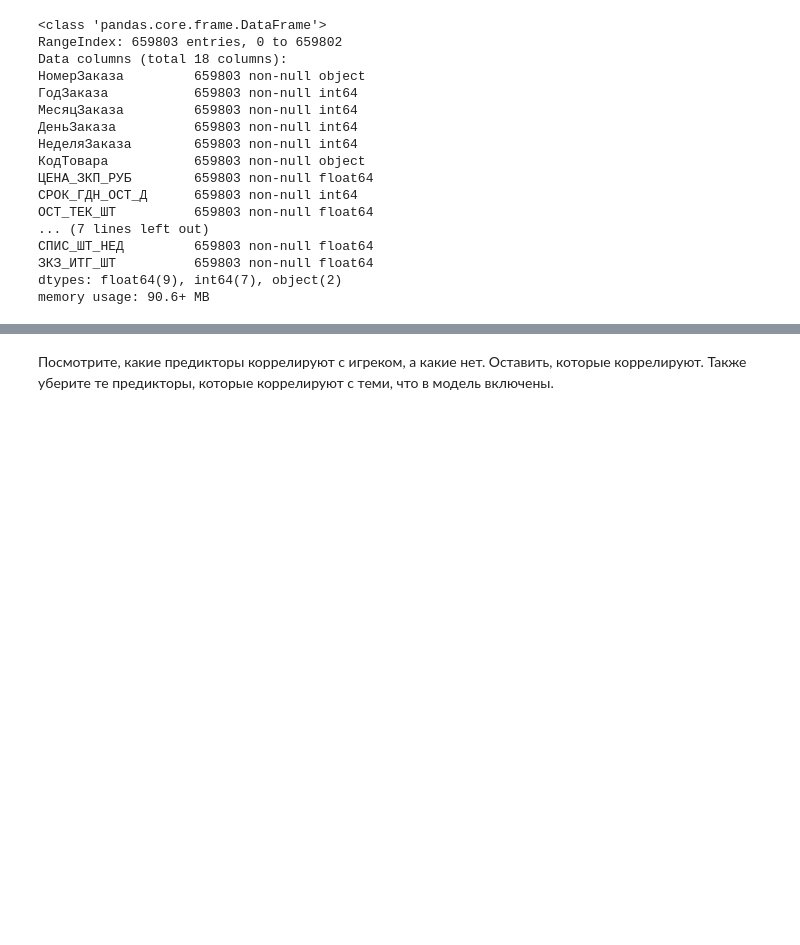
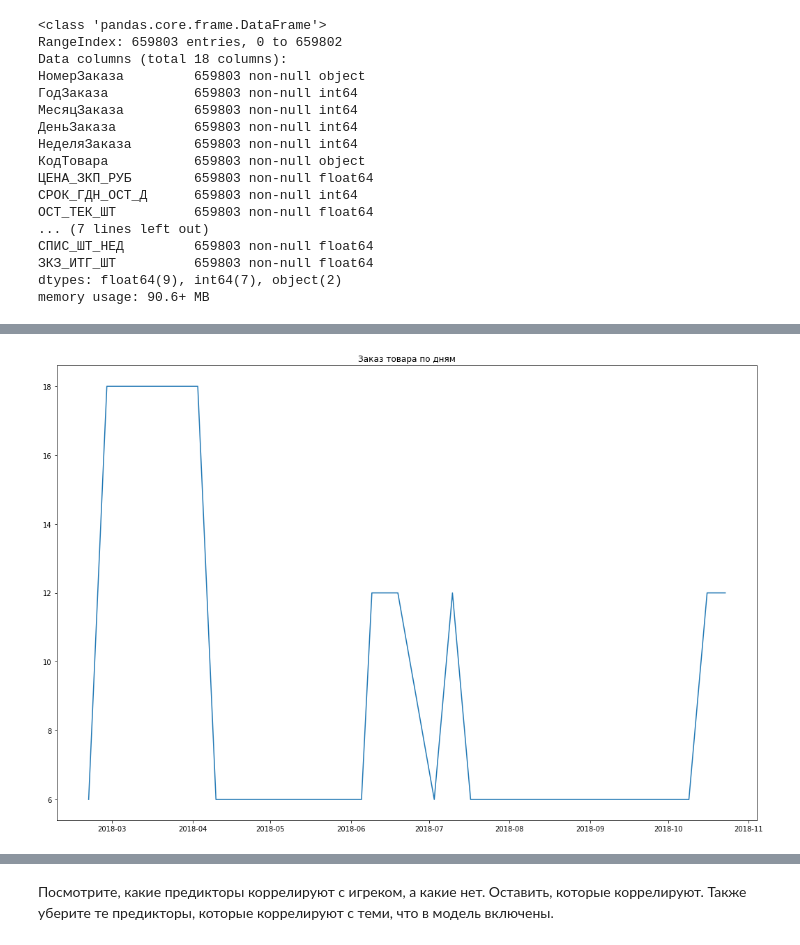
Before and after one commit to gulchitai/terver, a Jupyter notebook: Lesson8/course_project.ipynb, the cells around one changed output, grey strips where cells are left out. Saved outputs shown, nothing was run; the diff lists cells and outputs as text; code cells hidden in the pictures; blank space fills up the shorter version.

```diff
--- a/Lesson8/course_project.ipynb
+++ b/Lesson8/course_project.ipynb
@@ -61,3 +81,11 @@ memory usage: 90.6+ MB
+# %%
+rcParams["figure.figsize"] = 18, 12
+
+plt.plot(df.index, df['ЗКЗ_ИТГ_ШТ'])
+plt.title("Заказ товара по дням")
+plt.show()
+# %% [output]
+[figure, added]
 # %%
 df = df.select_dtypes(include = ['float64', 'int64'])
 df.head()
```
Also changed, not shown: parts of 28 cells of this notebook.
